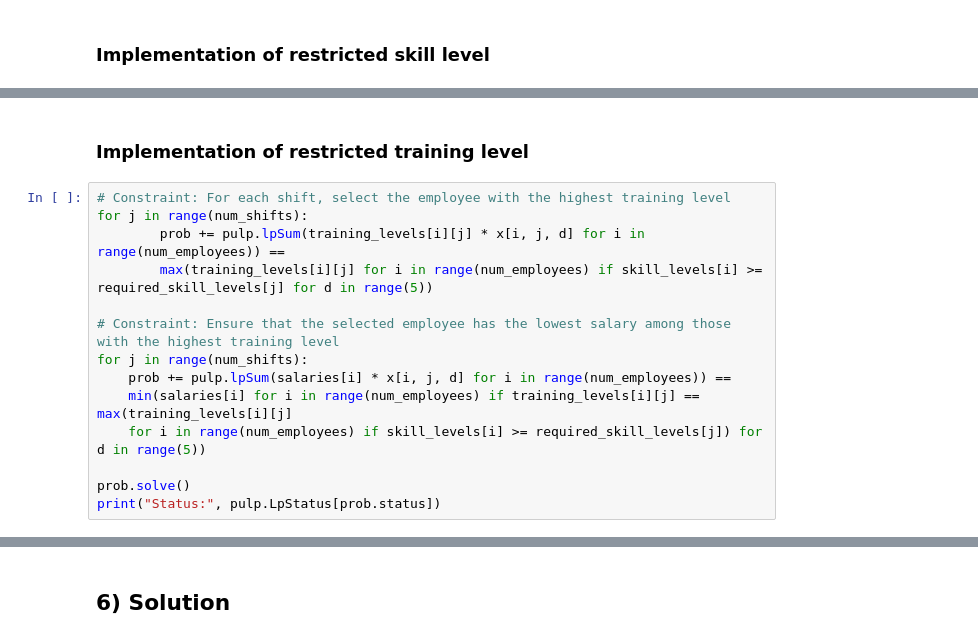
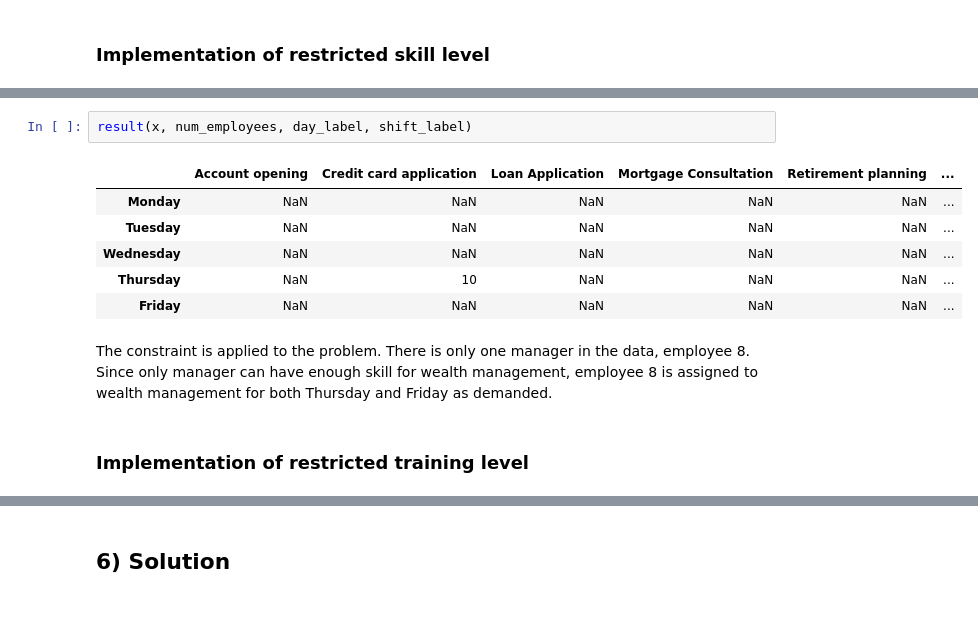
Before and after one commit to Michxz312/Group-Portfolio, a Jupyter notebook: group_5_project_revised.ipynb, the cells around one changed output, grey strips where cells are left out. Saved outputs shown, nothing was run; the diff lists cells and outputs as text; blank space fills up the shorter version.

Commit message:
implemented skill level

```diff
--- a/group_5_project_revised.ipynb
+++ b/group_5_project_revised.ipynb
@@ -558,16 +577,13 @@ print("Status:", pulp.LpStatus[prob.status])
+# %%
+result(x, num_employees, day_label, shift_label)
+# %% [output]
+|  | Account opening | Credit card application | Loan Application | Mortgage Consultation | Retirement planning | ... |
+| Monday | NaN | NaN | NaN | NaN | NaN | ... |
+| Tuesday | NaN | NaN | NaN | NaN | NaN | ... |
+| Wednesday | NaN | NaN | NaN | NaN | NaN | ... |
+| Thursday | NaN | 10 | NaN | NaN | NaN | ... |
+| Friday | NaN | NaN | NaN | NaN | NaN | ... |
+# %% [markdown]
+The constraint is applied to the problem. There is only one manager in the data, employee 8. Since only manager can have enough skill for wealth management, employee 8 is assigned to wealth management for both Thursday and Friday as demanded.
 # %% [markdown]
 ### Implementation of restricted training level
-# %%
-# Constraint: For each shift, select the employee with the highest training level
-for j in range(num_shifts):
-        prob += pulp.lpSum(training_levels[i][j] * x[i, j, d] for i in range(num_employees)) ==
-        max(training_levels[i][j] for i in range(num_employees) if skill_levels[i] >= required_skill_levels[j] for d in range(5))
-
-# Constraint: Ensure that the selected employee has the lowest salary among those with the highest training level
-for j in range(num_shifts):
-    prob += pulp.lpSum(salaries[i] * x[i, j, d] for i in range(num_employees)) ==
-    min(salaries[i] for i in range(num_employees) if training_levels[i][j] == max(training_levels[i][j]
-    for i in range(num_employees) if skill_levels[i] >= required_skill_levels[j]) for d in range(5))
-
-prob.solve()
-print("Status:", pulp.LpStatus[prob.status])
```
Also changed, not shown: parts of 8 cells of this notebook.
